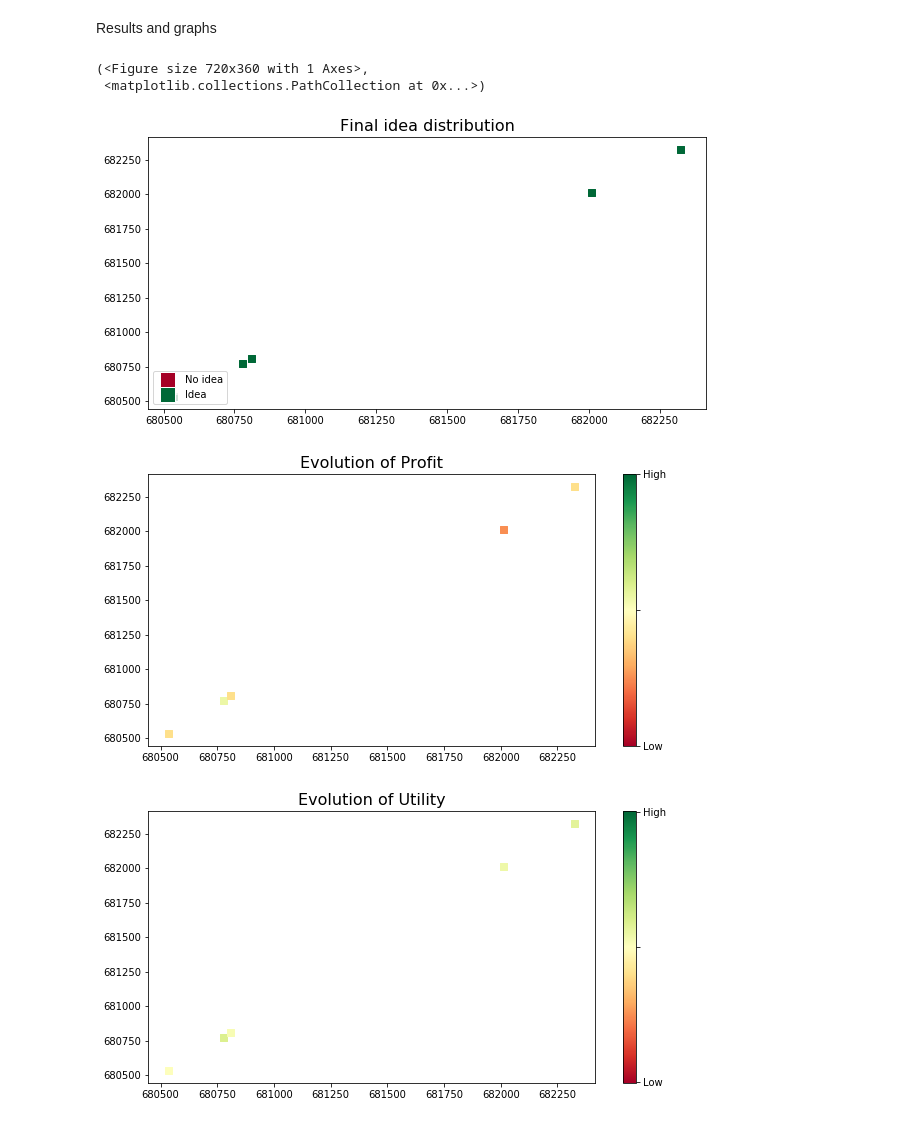
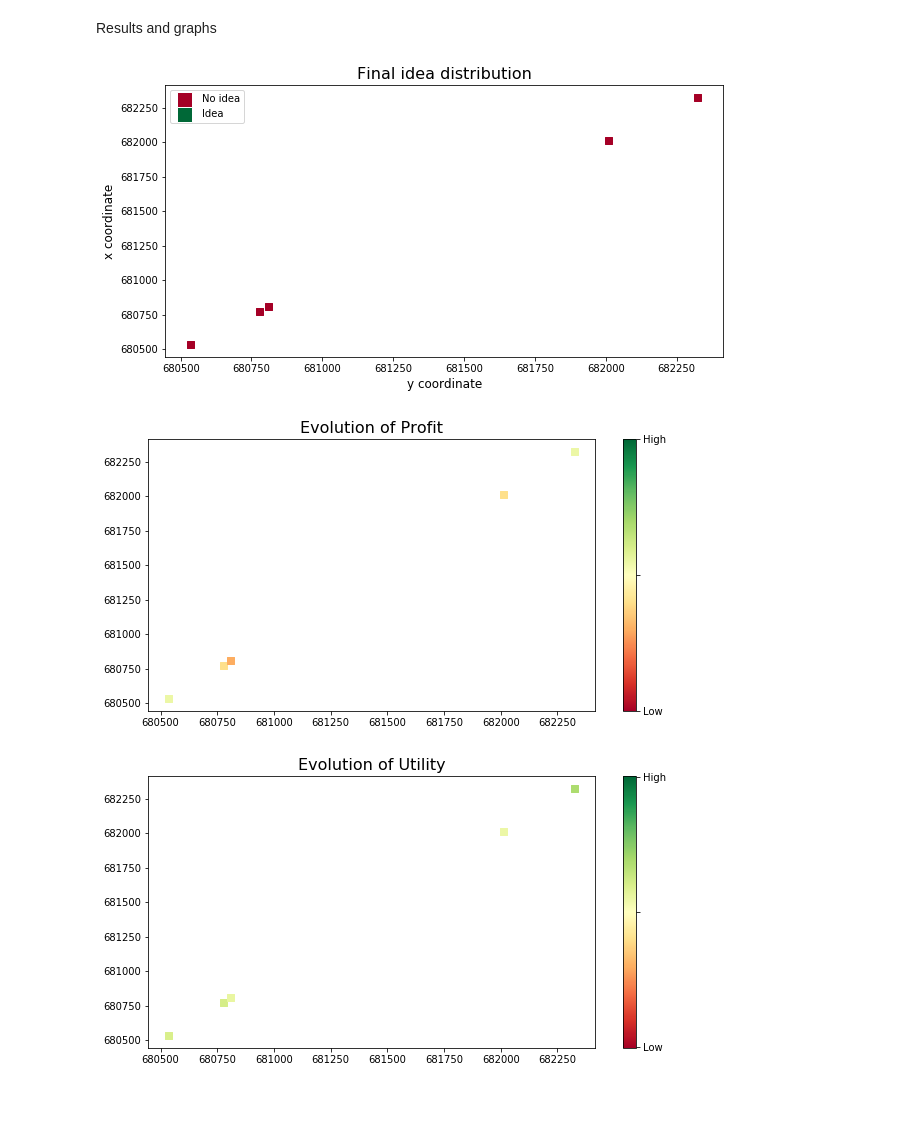
Before and after one commit to souryavarenya/Emergence-of-cooperation-Solar-communities, a Jupyter notebook: code/main.ipynb, the cells around one changed output. Drawn from its saved outputs; the diff is of its cells as text; code cells hidden in the pictures.

```diff
--- a/code/main.ipynb
+++ b/code/main.ipynb
@@ -90,15 +92,51 @@ new_agent
 Results and graphs
 # %%
 #Final Idea ColourMap
-ColourMap(model.x_coord, model.y_coord, idea_array[n_steps], col_range=(0,1), x_label="", y_label="", colorbar=0, Nlegend=2, color_label=['No idea', 'Idea'], title="Final idea distribution", size=(10,5),cmap='RdYlGn',markersize=50,save=0,filename="IdeaMap.svg")
+ColourMap(model.x_coord, model.y_coord, idea_array[n_steps-10],
+          col_range=(0,1),
+          x_label="x coordinate",
+          y_label="y coordinate",
+          colorbar=0,
+          Nlegend=2,
+          color_label=['No idea', 'Idea'],
+          title="Final idea distribution",
+          size=(10,5),
+          cmap='RdYlGn',
+          markersize=50,
+          save=0,
+          filename="Visualization/res/IdeaMap.svg")
 # %% [output]
-(<Figure size 720x360 with 1 Axes>,
- <matplotlib.collections.PathCollection at 0x...>)
-[figure, old version]
+[figure, new version]
 # %%
 #Evolution of profit .gif
-AnimateColourMap(n_steps, model.x_coord, model.y_coord, profit_array, dlyfactor=3, col_range=(0,2), x_label="", y_label="", colorbar=1, Nlegend=3, color_label=['Low', '', 'High'], title="Evolution of Profit", size=(10,5),cmap='RdYlGn',markersize=50,filename="Visualization/res/ProfitEvolution.gif")
-AnimateColourMap(n_steps, model.x_coord, model.y_coord, utility_array, dlyfactor=3, col_range=(0.6,0.9), x_label="", y_label="", colorbar=1, Nlegend=3, color_label=['Low', '', 'High'], title="Evolution of Utility", size=(10,5),cmap='RdYlGn',markersize=50,filename="Visualization/res/Utility.gif")
+
+AnimateColourMap(n_steps, model.x_coord, model.y_coord, profit_array,
+                 dlyfactor=3,
+                 col_range=(0,2),
+                 x_label="",
+                 y_label="",
+                 colorbar=1,
+                 Nlegend=3,
+                 color_label=['Low', '', 'High'],
+                 title="Evolution of Profit",
+                 size=(10,5),
+                 cmap='RdYlGn',
+                 markersize=50,
+                 filename="Visualization/res/ProfitEvolution.gif")
+
+AnimateColourMap(n_steps, model.x_coord, model.y_coord, utility_array,
+                 dlyfactor=3,
+                 col_range=(0.6,0.9),
+                 x_label="",
+                 y_label="",
+                 colorbar=1,
+                 Nlegend=3,
+                 color_label=['Low', '', 'High'],
+                 title="Evolution of Utility",
+                 size=(10,5),
+                 cmap='RdYlGn',
+                 markersize=50,
+                 filename="Visualization/res/Utility.gif")
 # %% [output]
-[figure, old version]
+[figure, new version]
-[figure, old version]
+[figure, new version]
```
Also changed, not shown: parts of 2 cells of this notebook, 6 other files.
